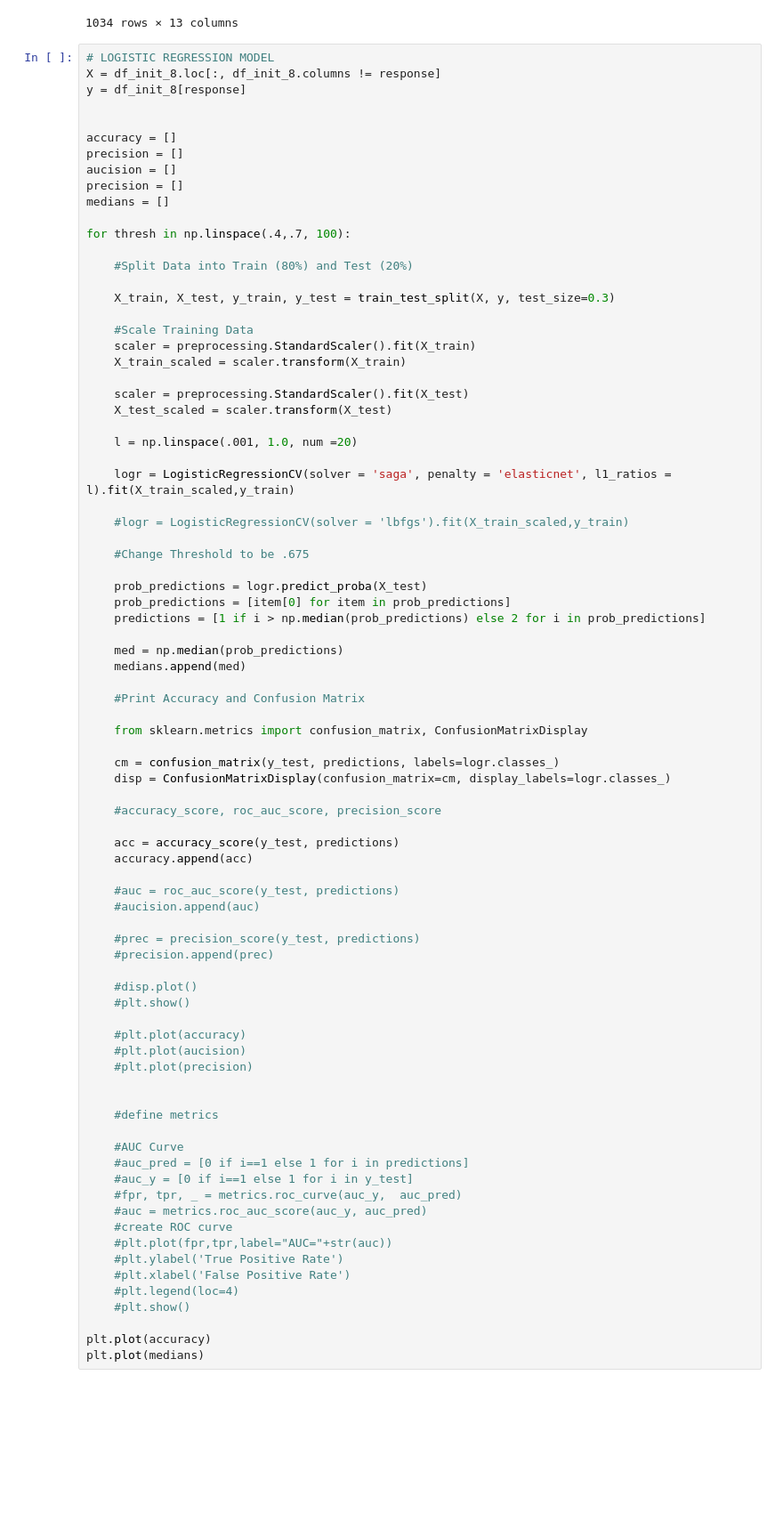
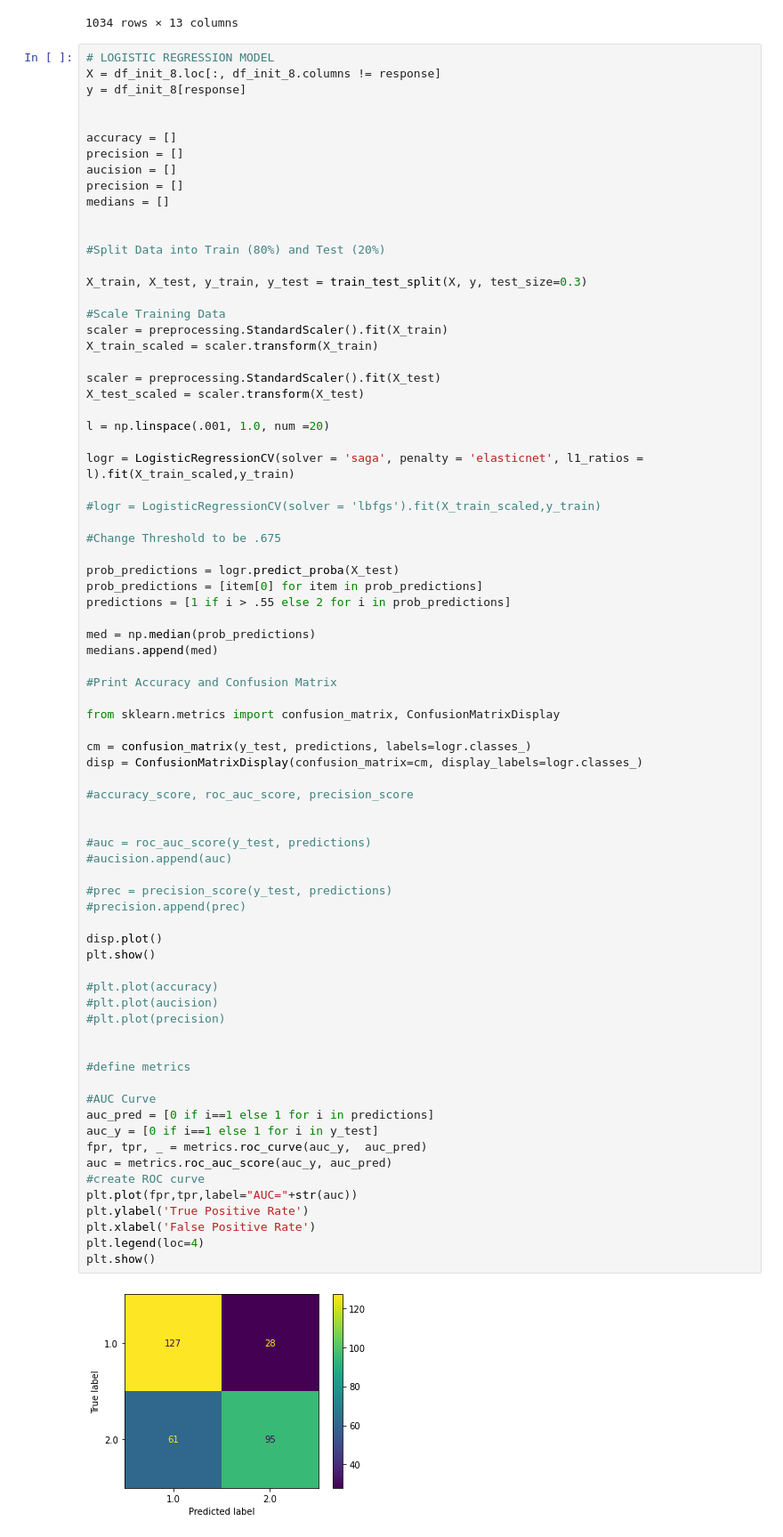
Before and after one commit to nglahani/ML_RPA_Use_Case, a Jupyter notebook: Python/Data_Test.ipynb, the cells around one changed output. Shown at 89% size. Cells and saved outputs as stored; diff of their text form; blank space fills up the shorter version.

```diff
--- a/Python/Data_Test.ipynb
+++ b/Python/Data_Test.ipynb
@@ -352,82 +352,78 @@ See the caveats in the documentation: https://pandas.pydata.org/pandas-docs/stab
 # %%
 # LOGISTIC REGRESSION MODEL
 X = df_init_8.loc[:, df_init_8.columns != response]
 y = df_init_8[response]
 
 
 accuracy = []
 precision = []
 aucision = []
 precision = []
 medians = []
 
-for thresh in np.linspace(.4,.7, 100):
 
-    #Split Data into Train (80%) and Test (20%)
+#Split Data into Train (80%) and Test (20%)
 
-    X_train, X_test, y_train, y_test = train_test_split(X, y, test_size=0.3)
+X_train, X_test, y_train, y_test = train_test_split(X, y, test_size=0.3)
 
-    #Scale Training Data
-    scaler = preprocessing.StandardScaler().fit(X_train)
-    X_train_scaled = scaler.transform(X_train)
+#Scale Training Data
+scaler = preprocessing.StandardScaler().fit(X_train)
+X_train_scaled = scaler.transform(X_train)
 
-    scaler = preprocessing.StandardScaler().fit(X_test)
-    X_test_scaled = scaler.transform(X_test)
+scaler = preprocessing.StandardScaler().fit(X_test)
+X_test_scaled = scaler.transform(X_test)
 
-    l = np.linspace(.001, 1.0, num =20)
+l = np.linspace(.001, 1.0, num =20)
 
-    logr = LogisticRegressionCV(solver = 'saga', penalty = 'elasticnet', l1_ratios = l).fit(X_train_scaled,y_train)
+logr = LogisticRegressionCV(solver = 'saga', penalty = 'elasticnet', l1_ratios = l).fit(X_train_scaled,y_train)
 
-    #logr = LogisticRegressionCV(solver = 'lbfgs').fit(X_train_scaled,y_train)
+#logr = LogisticRegressionCV(solver = 'lbfgs').fit(X_train_scaled,y_train)
 
-    #Change Threshold to be .675
+#Change Threshold to be .675
 
-    prob_predictions = logr.predict_proba(X_test)
-    prob_predictions = [item[0] for item in prob_predictions]
-    predictions = [1 if i > np.median(prob_predictions) else 2 for i in prob_predictions]
+prob_predictions = logr.predict_proba(X_test)
+prob_predictions = [item[0] for item in prob_predictions]
+predictions = [1 if i > .55 else 2 for i in prob_predictions]
 
-    med = np.median(prob_predictions)
-    medians.append(med)
+med = np.median(prob_predictions)
+medians.append(med)
 
-    #Print Accuracy and Confusion Matrix
+#Print Accuracy and Confusion Matrix
 
-    from sklearn.metrics import confusion_matrix, ConfusionMatrixDisplay
+from sklearn.metrics import confusion_matrix, ConfusionMatrixDisplay
 
-    cm = confusion_matrix(y_test, predictions, labels=logr.classes_)
-    disp = ConfusionMatrixDisplay(confusion_matrix=cm, display_labels=logr.classes_)
+cm = confusion_matrix(y_test, predictions, labels=logr.classes_)
+disp = ConfusionMatrixDisplay(confusion_matrix=cm, display_labels=logr.classes_)
 
-    #accuracy_score, roc_auc_score, precision_score
-
-    acc = accuracy_score(y_test, predictions)
-    accuracy.append(acc)
-
-    #auc = roc_auc_score(y_test, predictions)
-    #aucision.append(auc)
-
-    #prec = precision_score(y_test, predictions)
-    #precision.append(prec)
-
-    #disp.plot()
-    #plt.show()
-
-    #plt.plot(accuracy)
-    #plt.plot(aucision)
-    #plt.plot(precision)
+#accuracy_score, roc_auc_score, precision_score
 
 
-    #define metrics
+#auc = roc_auc_score(y_test, predictions)
+#aucision.append(auc)
 
-    #AUC Curve
-    #auc_pred = [0 if i==1 else 1 for i in predictions]
-    #auc_y = [0 if i==1 else 1 for i in y_test]
-    #fpr, tpr, _ = metrics.roc_curve(auc_y,  auc_pred)
-    #auc = metrics.roc_auc_score(auc_y, auc_pred)
-    #create ROC curve
-    #plt.plot(fpr,tpr,label="AUC="+str(auc))
-    #plt.ylabel('True Positive Rate')
-    #plt.xlabel('False Positive Rate')
-    #plt.legend(loc=4)
-    #plt.show()
+#prec = precision_score(y_test, predictions)
+#precision.append(prec)
 
-plt.plot(accuracy)
-plt.plot(medians)
+disp.plot()
+plt.show()
+
+#plt.plot(accuracy)
+#plt.plot(aucision)
+#plt.plot(precision)
+
+
+#define metrics
+
+#AUC Curve
+auc_pred = [0 if i==1 else 1 for i in predictions]
+auc_y = [0 if i==1 else 1 for i in y_test]
+fpr, tpr, _ = metrics.roc_curve(auc_y,  auc_pred)
+auc = metrics.roc_auc_score(auc_y, auc_pred)
+#create ROC curve
+plt.plot(fpr,tpr,label="AUC="+str(auc))
+plt.ylabel('True Positive Rate')
+plt.xlabel('False Positive Rate')
+plt.legend(loc=4)
+plt.show()
+# %% [output]
+[figure, added]
```
Also changed, not shown: parts of 8 cells of this notebook, 1 other file.
